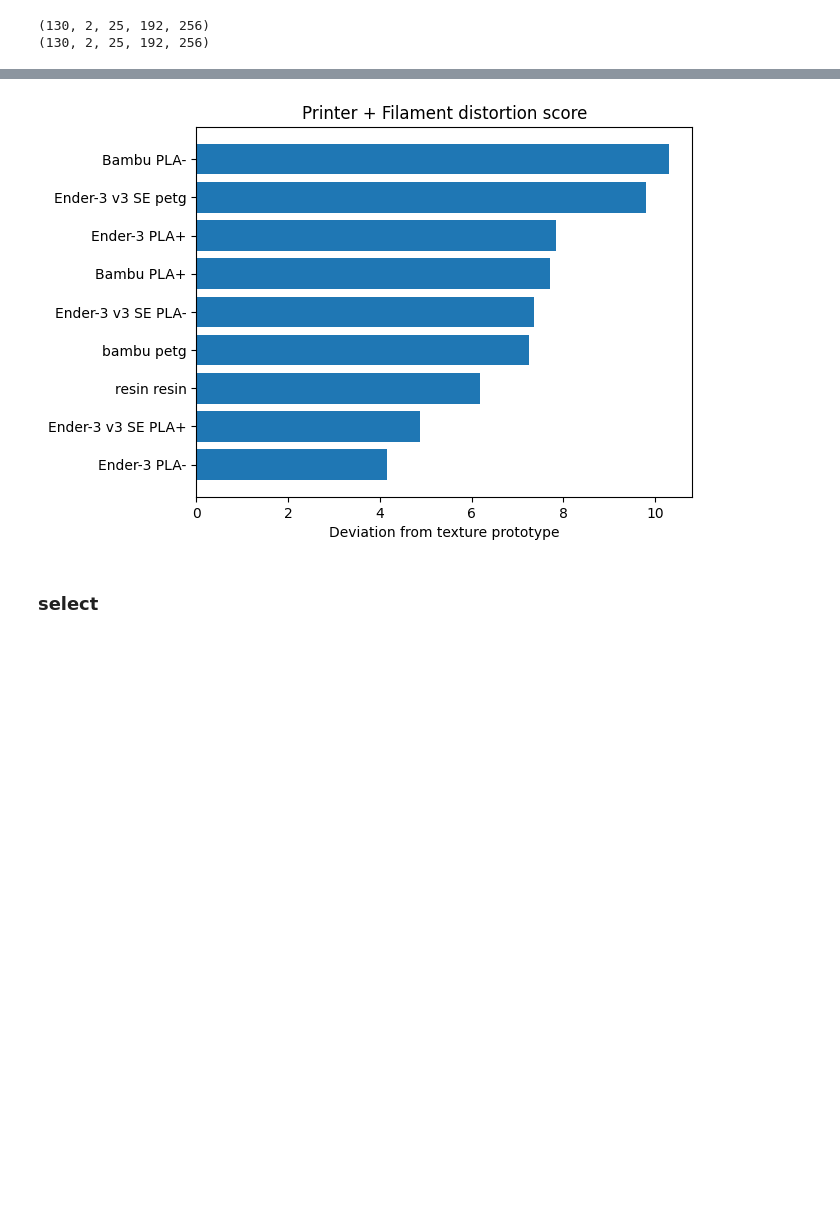
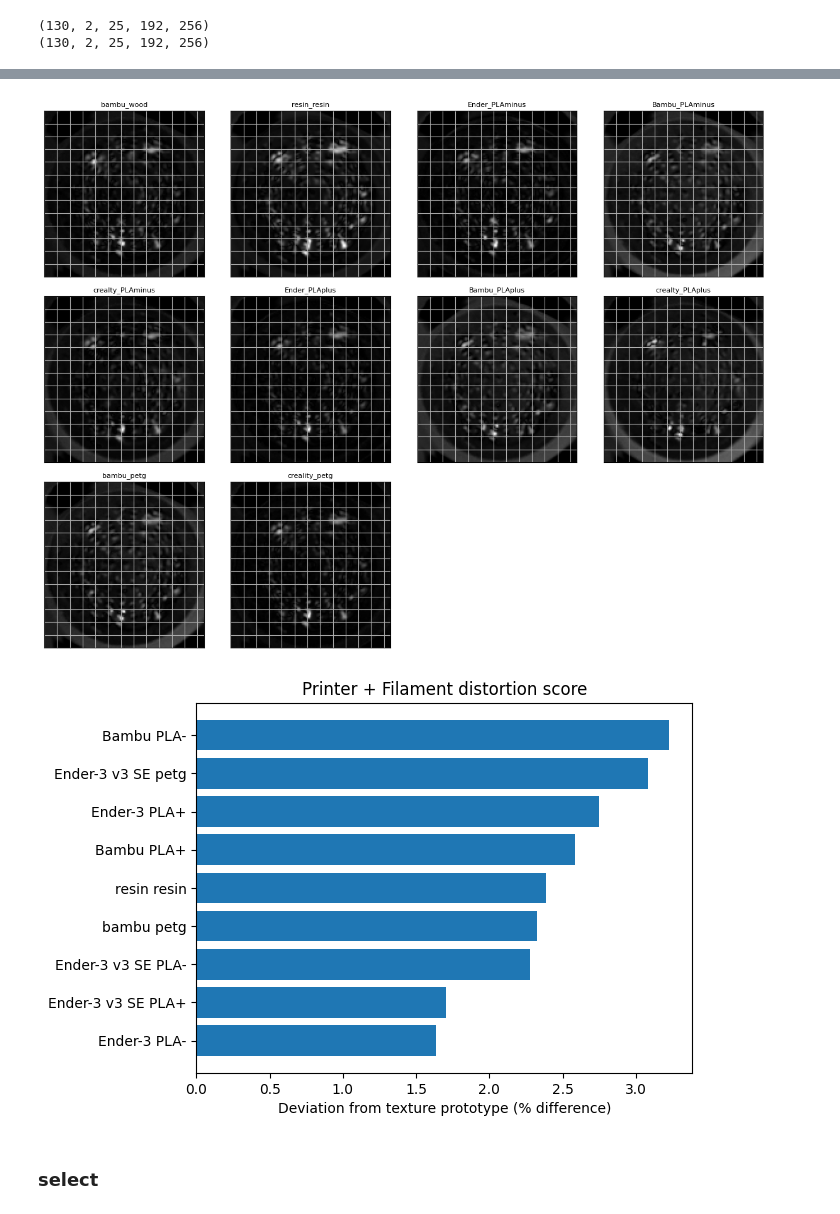
Before and after one commit to shepai/3D-textures, a Jupyter notebook: Experimental/all_the_same.ipynb, the cells around one changed output, grey strips where cells are left out. Cells and saved outputs as stored; diff of their text form; code cells hidden in the pictures; blank space fills up the shorter version.

```diff
--- a/Experimental/all_the_same.ipynb
+++ b/Experimental/all_the_same.ipynb
@@ -354,3 +381,33 @@ printer_filament
+# %%
+tex="1"
+textures = list(example_image[tex].keys())
+n = len(textures)
+cols = math.ceil(math.sqrt(n))
+rows = math.ceil(n / cols)
+
+fig, axes = plt.subplots(rows, cols, figsize=(3 * cols, 3 * rows))
+axes = axes.ravel()
+
+for ax, texture in zip(axes, textures):
+    img = np.average(example_image[tex][texture],axis=0)[14]  # one image per texture
+    h, w = img.shape
+    ax.imshow(img,cmap="gray")
+    ax.set_title(str(texture), fontsize=8)
+    ax.set_xticks(np.arange(-0.5, w, 10), minor=True)
+    ax.set_yticks(np.arange(-0.5, h, 10), minor=True)
+    # Show grid
+    ax.grid(which='minor')
+    ax.tick_params(which='both', bottom=False, left=False,
+               labelbottom=False, labelleft=False)
+
+# Hide unused axes
+for ax in axes[n:]:
+    ax.axis('off')
+
+plt.tight_layout()
+plt.show()
+# %% [output]
+[figure, added]
 # %%
 import matplotlib.pyplot as plt
 printer_filament.pop("bambu_wood",None)
@@ -379,15 +436,15 @@ def rename_key(key):
 data = {rename_key(k): v for k, v in printer_filament.items()}
 
 keys = sorted(data, key=data.get)
-vals = [data[k] for k in keys]
+vals = [data[k]/255 *100 for k in keys]
 
 plt.figure()
 plt.barh(keys, vals)
-plt.xlabel("Deviation from texture prototype")
+plt.xlabel("Deviation from texture prototype (% difference)")
 plt.title("Printer + Filament distortion score")
 plt.show()
 # %% [output]
-[figure, old version]
+[figure, new version]
 # %% [markdown]
 ### select
 # %%
```
Also changed, not shown: parts of 4 cells of this notebook.
